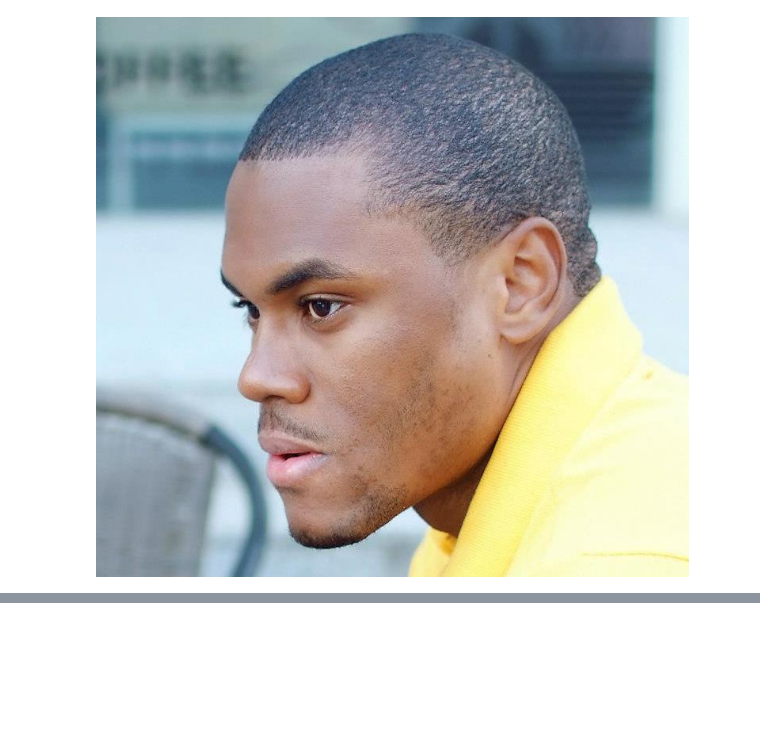
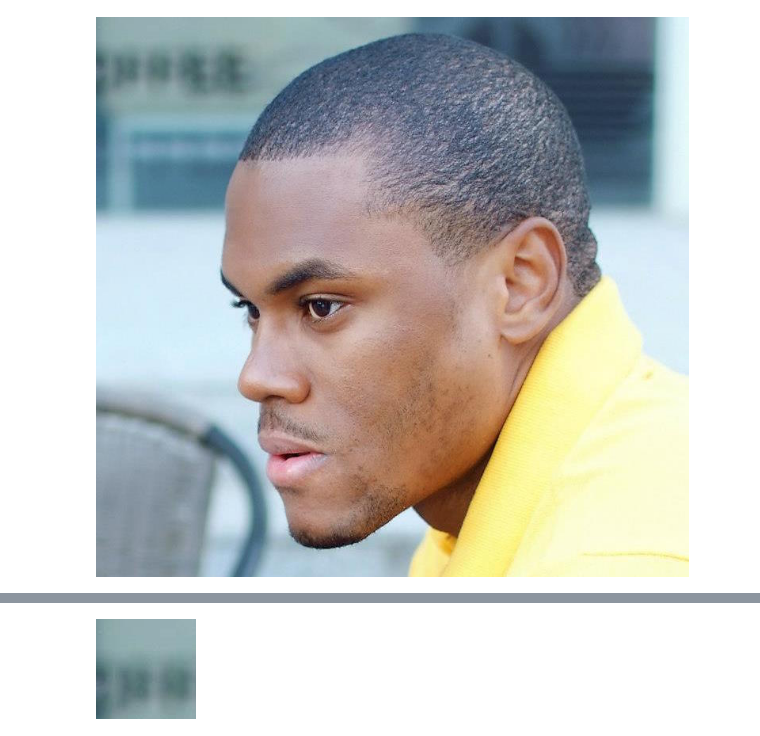
Before and after one commit to Jeannot-MN/digital-Image-processing, a Jupyter notebook: notebooks/intro_pil.ipynb, the cells around one changed output, grey strips where cells are left out. Cells and saved outputs as stored; diff of their text form; code cells hidden in the pictures; blank space fills up the shorter version.

```diff
--- a/notebooks/intro_pil.ipynb
+++ b/notebooks/intro_pil.ipynb
@@ -8,0 +24,5 @@ display(img)
+# %%
+cropped_img = img.crop((0,0,100,100))
+display(cropped_img)
+# %% [output]
+[figure, added]
```
Also changed, not shown: parts of 4 cells of this notebook.
